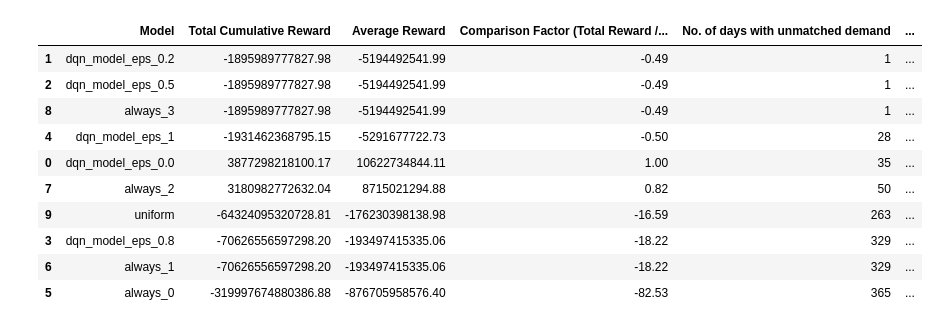
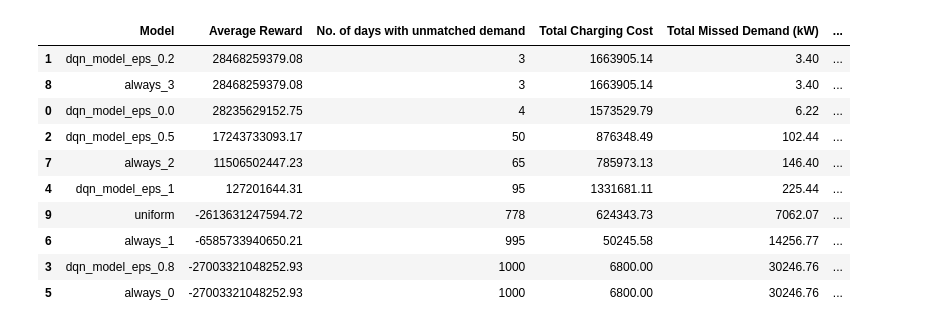
Before and after one commit to OliverSauren/AAA_Stahl, a Jupyter notebook: 5_reinforcement_learning.ipynb, the cells around one changed output. Saved outputs shown, nothing was run; the diff lists cells and outputs as text; code cells hidden in the pictures.

```diff
--- a/5_reinforcement_learning.ipynb
+++ b/5_reinforcement_learning.ipynb
@@ -224,13 +276,16 @@ def simulate_policy(model_or_policy, n_episodes, is_fixed_policy=False):
             n_energy_demand_not_met += 1
 
     return total_rewards, cumulative_rewards, actions_taken, n_energy_demand_not_met, charging_costs, missed_demands
+# %%
+colormap = plt.get_cmap('viridis')
+colors = [colormap(i) for i in np.linspace(0, 1, len(initial_eps_values))]
 # %%
 # Define simulation models
 model_files = ["dqn_model_eps_0.0", "dqn_model_eps_0.2", "dqn_model_eps_0.5", "dqn_model_eps_0.8", "dqn_model_eps_1"]
 fixed_policies = ["always_0", "always_1", "always_2", "always_3", "uniform"]
 
 # Number of simulation episodes
-n_sim_episodes = 365
+n_sim_episodes = 1000
 
 # Initialise lists for relevant metrics
 all_actions_taken = []
@@ -240,8 +295,8 @@ all_cumulative_rewards = []
 all_charging_costs = []
 all_missed_demands = []
 
-# SIMULATION LOOPS
-# Model Simulation: Reinforcement Learning
+# Simulation loops for all parameters / policies
+# RL models
 for model_file in model_files:
     model = DQN.load(model_file)
     total_rewards, cumulative_rewards, actions_taken, n_energy_demand_not_met, charging_costs, missed_demand = simulate_policy(model, n_sim_episodes)
@@ -252,7 +307,7 @@ for model_file in model_files:
     all_charging_costs.append(charging_costs)
     all_missed_demands.append(missed_demand)
 
-# Model Simulation: Fixed Policy
+# Fixed policies
 for policy in fixed_policies:
     total_rewards, cumulative_rewards, actions_taken, n_energy_demand_not_met, charging_costs, missed_demand = simulate_policy(policy, n_sim_episodes, is_fixed_policy=True)
     all_actions_taken.append(actions_taken)
@@ -394,7 +452,8 @@ action_distribution_df
 # %%
 # SUMMARY TABLES
 # Find the best (minimum) total charging cost among RL models
-best_charging_cost_rl = min([-all_charging_costs[i][-1] for i in range(len(model_files))])
+best_charging_cost_rl = min([-all_charging_costs[i][-1] for i in range(4)])
+best_charging_cost_fixed = min([-all_charging_costs[i][-1] for i in range(5, 10)])
 import pandas as pd
 
 # Format the floating point numbers in DataFrames
@@ -404,6 +463,7 @@ pd.set_option('display.float_format', '{:.2f}'.format)
 data_list = []
 
 for i, model_file in enumerate(model_files):
+    print(i)
     total_accumulated_reward = total_accumulated_rewards[i]
     relative_comparison = total_accumulated_reward / max(total_accumulated_rewards[0:5])
     energy_demand_not_met = energy_demand_not_met_counts[i]
@@ -411,18 +471,18 @@ for i, model_file in enumerate(model_files):
     total_cost = -all_charging_costs[i][-1]
     relative_charging_cost_comparison = total_cost / best_charging_cost_rl
     total_missed_demand = all_missed_demands[i]
-    total_penalty = total_cost - total_accumulated_reward
+    # total_penalty = total_cost - total_accumulated_reward
     avg_missed_demand_per_occurrence = total_missed_demand / energy_demand_not_met if energy_demand_not_met != 0 else 0
 
     data_list.append({
         "Model": model_file,
-        "Total Cumulative Reward": total_accumulated_reward,
+        #"Total Cumulative Reward": total_accumulated_reward,
         "Average Reward": average_reward,
-        "Comparison Factor (Total Reward / Max(Total Reward))": relative_comparison,
+        #"Comparison Factor (Total Reward / Max(Total Reward))": relative_comparison,
         "No. of days with unmatched demand": energy_demand_not_met,
         "Total Charging Cost": total_cost,
-        "Charging Cost Comparison": relative_charging_cost_comparison,
-        "Total Penalty": total_penalty,
+        #"Charging Cost Comparison": relative_charging_cost_comparison,
+        # "Total Penalty": total_penalty,
         "Total Missed Demand (kW)": total_missed_demand,
         "Avg Missed Demand/Occurrence": avg_missed_demand_per_occurrence,
     })
@@ -434,6 +494,7 @@ rl_df = pd.DataFrame(data_list)
 data_list_fixed_policies = []
 
 for i, policy_name in enumerate(fixed_policies, start=n_models):
+    print(i)
     total_accumulated_reward = total_accumulated_rewards[i]
     relative_comparison = total_accumulated_reward / max(total_accumulated_rewards[5:9])
     energy_demand_not_met = energy_demand_not_met_counts[i]
@@ -441,18 +502,18 @@ for i, policy_name in enumerate(fixed_policies, start=n_models):
     total_cost = -all_charging_costs[i][-1]
     relative_charging_cost_comparison = total_cost / best_charging_cost_fixed
     total_missed_demand = all_missed_demands[i]
-    total_penalty = total_cost - total_accumulated_reward
+    # total_penalty = total_cost - total_accumulated_reward
     avg_missed_demand_per_occurrence = total_missed_demand / energy_demand_not_met if energy_demand_not_met != 0 else 0
 
     data_list_fixed_policies.append({
         "Model": policy_name,
-        "Total Cumulative Reward": total_accumulated_reward,
+        #"Total Cumulative Reward": total_accumulated_reward,
         "Average Reward": average_reward,
-        "Comparison Factor (Total Reward / Max(Total Reward))": relative_comparison,
+        #"Comparison Factor (Total Reward / Max(Total Reward))": relative_comparison,
         "No. of days with unmatched demand": energy_demand_not_met,
         "Total Charging Cost": total_cost,
-        "Charging Cost Comparison": relative_charging_cost_comparison,
-        "Total Penalty": total_penalty,
+        #"Charging Cost Comparison": relative_charging_cost_comparison,
+        # "Total Penalty": total_penalty,
         "Total Missed Demand (kW)": total_missed_demand,
         "Avg Missed Demand/Occurrence": avg_missed_demand_per_occurrence
     })
@@ -480,31 +552,23 @@ fixed_policies_df.sort_values(by='No. of days with unmatched demand', ascending=
 # %%
 # Concatenate RL and fixed policies dataframes
 merged_df = pd.concat([rl_df, fixed_policies_df], ignore_index=True)
-
-# Recompute the charging cost comparisons based on the entire dataset
-best_charging_cost = min(merged_df['Total Charging Cost'])
-merged_df['Charging Cost Comparison'] = merged_df['Total Charging Cost'] / best_charging_cost
-
-# Recompute the relative comparison factor
-max_cumulative_reward = max(merged_df['Total Cumulative Reward'])
-merged_df['Comparison Factor (Total Reward / Max(Total Reward))'] = merged_df['Total Cumulative Reward'] / max_cumulative_reward
 
 # If you want to sort the merged dataframe by any specific column (e.g., 'No. of days with unmatched demand')
 sorted_merged_df = merged_df.sort_values(by='No. of days with unmatched demand')
 
 sorted_merged_df
 # %% [output]
-|  | Model | Total Cumulative Reward | Average Reward | Comparison Factor (Total Reward /... | No. of days with unmatched demand | ... |
-| 1 | dqn_model_eps_0.2 | -1895989777827.98 | -5194492541.99 | -0.49 | 1 | ... |
-| 2 | dqn_model_eps_0.5 | -1895989777827.98 | -5194492541.99 | -0.49 | 1 | ... |
-| 8 | always_3 | -1895989777827.98 | -5194492541.99 | -0.49 | 1 | ... |
-| 4 | dqn_model_eps_1 | -1931462368795.15 | -5291677722.73 | -0.50 | 28 | ... |
-| 0 | dqn_model_eps_0.0 | 3877298218100.17 | 10622734844.11 | 1.00 | 35 | ... |
-| 7 | always_2 | 3180982772632.04 | 8715021294.88 | 0.82 | 50 | ... |
-| 9 | uniform | -64324095320728.81 | -176230398138.98 | -16.59 | 263 | ... |
-| 3 | dqn_model_eps_0.8 | -70626556597298.20 | -193497415335.06 | -18.22 | 329 | ... |
-| 6 | always_1 | -70626556597298.20 | -193497415335.06 | -18.22 | 329 | ... |
-| 5 | always_0 | -319997674880386.88 | -876705958576.40 | -82.53 | 365 | ... |
+|  | Model | Average Reward | No. of days with unmatched demand | Total Charging Cost | Total Missed Demand (kW) | ... |
+| 1 | dqn_model_eps_0.2 | 28468259379.08 | 3 | 1663905.14 | 3.40 | ... |
+| 8 | always_3 | 28468259379.08 | 3 | 1663905.14 | 3.40 | ... |
+| 0 | dqn_model_eps_0.0 | 28235629152.75 | 4 | 1573529.79 | 6.22 | ... |
+| 2 | dqn_model_eps_0.5 | 17243733093.17 | 50 | 876348.49 | 102.44 | ... |
+| 7 | always_2 | 11506502447.23 | 65 | 785973.13 | 146.40 | ... |
+| 4 | dqn_model_eps_1 | 127201644.31 | 95 | 1331681.11 | 225.44 | ... |
+| 9 | uniform | -2613631247594.72 | 778 | 624343.73 | 7062.07 | ... |
+| 6 | always_1 | -6585733940650.21 | 995 | 50245.58 | 14256.77 | ... |
+| 3 | dqn_model_eps_0.8 | -27003321048252.93 | 1000 | 6800.00 | 30246.76 | ... |
+| 5 | always_0 | -27003321048252.93 | 1000 | 6800.00 | 30246.76 | ... |
 # %%
 # Identify the model with the minimum number of days with unmatched demand
 min_unmatched_demand = merged_df['No. of days with unmatched demand'].min()
```
Also changed, not shown: parts of 11 cells of this notebook.
